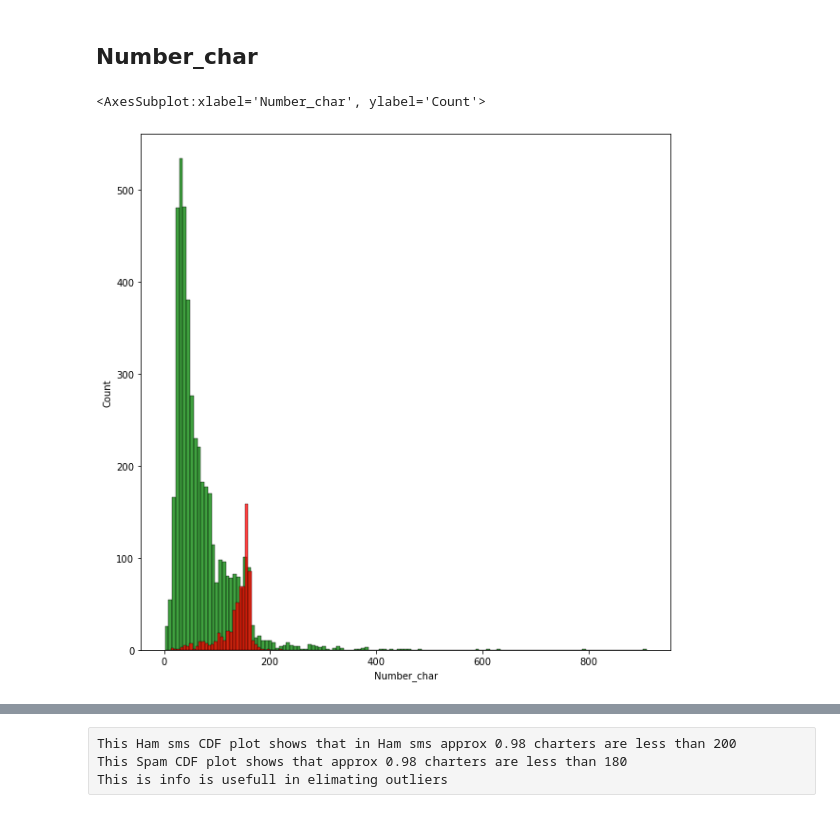
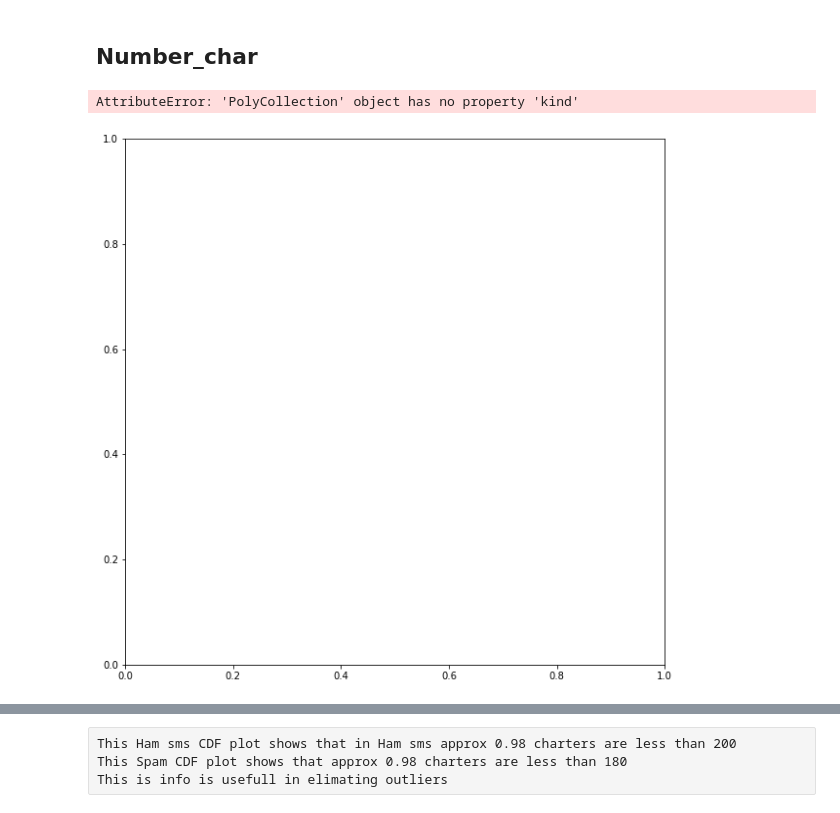
Before and after one commit to saini137suraj/SMS_spam_ham_dectection, a Jupyter notebook: SMS.ipynb, the cells around one changed output, grey strips where cells are left out. Saved outputs shown, nothing was run; the diff lists cells and outputs as text; code cells hidden in the pictures.

```diff
--- a/SMS.ipynb
+++ b/SMS.ipynb
@@ -196,15 +196,15 @@ df[df['class']==1][['Number_char','Number_words','Number_sentences']].describe()
 # %%
 #plotting histogram
 import seaborn as sns
 
 plt.figure(figsize=(10,10))
-sns.histplot(df[df['class']==0]['Number_char'],color="green")
-sns.histplot(df[df['class']==1]['Number_char'],color='red')
+sns.histplot(df[df['class']==0]['Number_char'],color="green",kind="kde")
+sns.histplot(df[df['class']==1]['Number_char'],color='red',kind='kde')
 
 #this show a trend that number of char are bit higher side  for span sms as compared to ham sms
 # %% [output]
-<AxesSubplot:xlabel='Number_char', ylabel='Count'>
+AttributeError: 'PolyCollection' object has no property 'kind'
-[figure, old version]
+[figure, new version]
 # %%
 
 plt.figure(figsize=(10,10))
```
Also changed, not shown: parts of 15 cells of this notebook, 1 other file.
